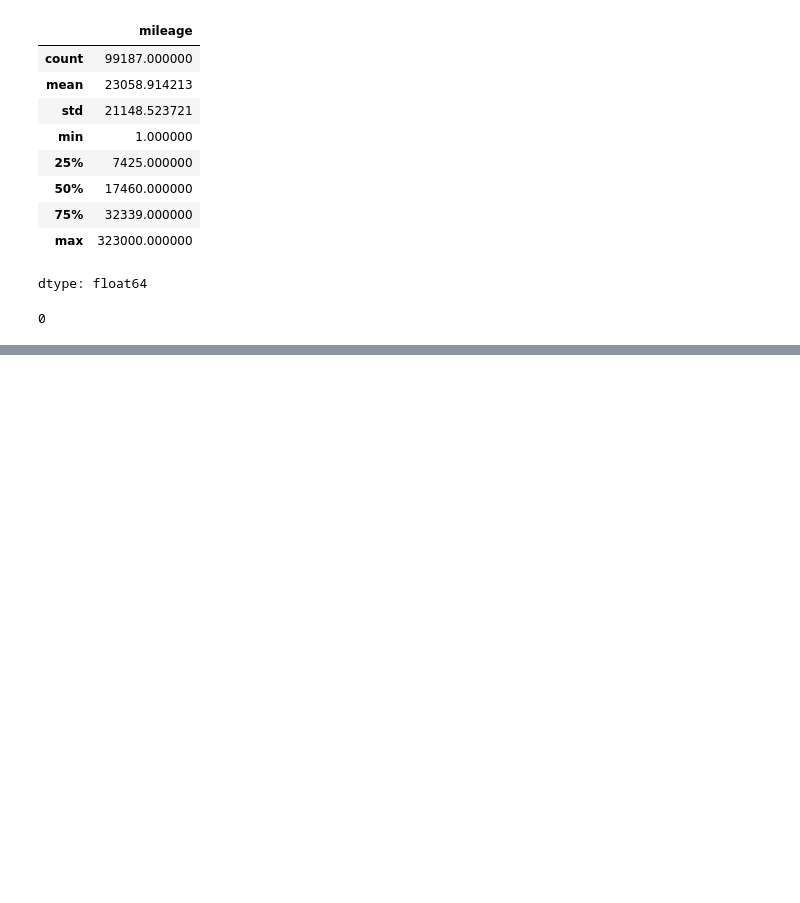
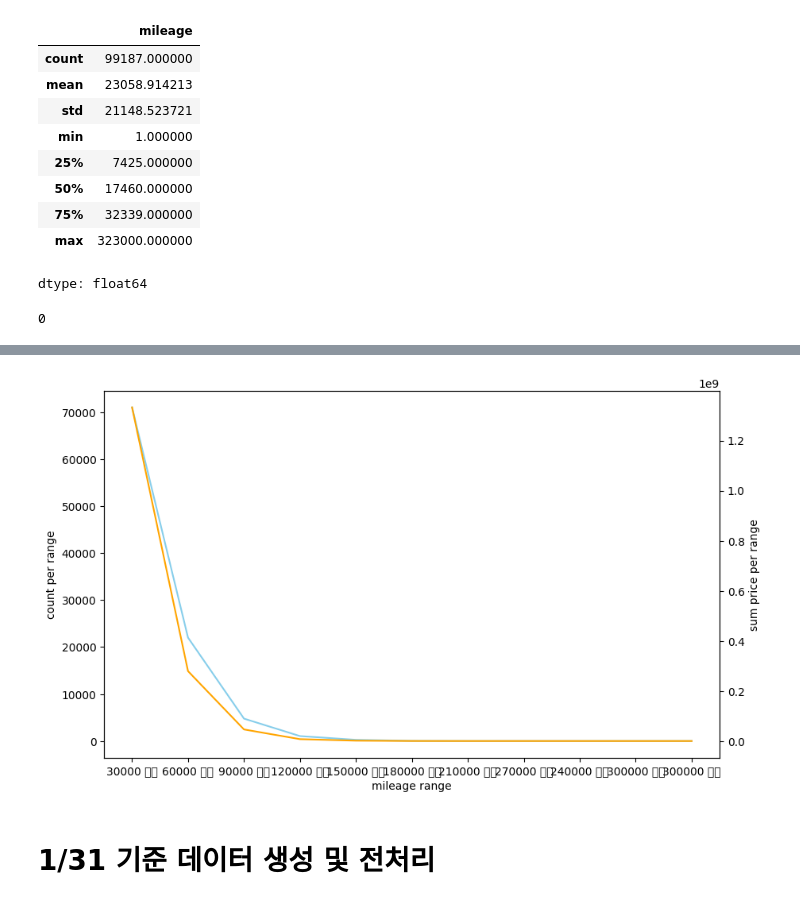
Before and after one commit to parkgunha/Chagawa_project, a Jupyter notebook: 주연_심화_프로젝트__EDA.ipynb, the cells around one changed output, grey strips where cells are left out. Drawn from its saved outputs; the diff is of its cells as text; code cells hidden in the pictures; blank space fills up the shorter version.

```diff
--- a/주연_심화_프로젝트__EDA.ipynb
+++ b/주연_심화_프로젝트__EDA.ipynb
@@ -858,3 +1178,5 @@ Text(0.5, 1.0, 'Mileage Box Plot')
 [figure]
 # %%
-full2_data['mileage_cut'] = pd.cut(full2_data.mileage, bins=[0, 30000, 60000, 90000, 120000, 150000, 180000, 210000, 240000, 270000 300000])
+full2_data['mileage_cut'] = pd.cut(full2_data.mileage, bins=[0, 30000, 60000, 90000, 120000, 150000, 180000, 210000, 240000, 270000, 300000, 330000], labels=['30000 이하', '60000 이하', '90000 이하', '120000 이하', '150000 이하', '180000 이하', '210000 이하', '240000 이하', '270000 이하', '300000 이하', '300000 초과'])
+
+full2_data['mileage_cut'].value_counts()
@@ -860,0 +1198,4 @@ full2_data['mileage_cut'] = pd.cut(full2_data.mileage, bins=[0, 30000, 60000, 90
+# %%
+full2_mp = pd.DataFrame(full2_data.groupby('mileage_cut')['price'].sum())
+full2_mp.reset_index(inplace=True)
+full2_mp.head()
@@ -860,0 +1209,4 @@ full2_data['mileage_cut'] = pd.cut(full2_data.mileage, bins=[0, 30000, 60000, 90
+# %%
+full2_m = pd.DataFrame(full2_data['mileage_cut'].value_counts())
+full2_m.reset_index(inplace=True)
+full2_m.head()
@@ -860,0 +1220,3 @@ full2_data['mileage_cut'] = pd.cut(full2_data.mileage, bins=[0, 30000, 60000, 90
+# %%
+full2_m_mp = pd.merge(full2_m, full2_mp, on='mileage_cut', how='left')
+full2_m_mp.head()
@@ -860,0 +1245,19 @@ full2_data['mileage_cut'] = pd.cut(full2_data.mileage, bins=[0, 30000, 60000, 90
+# %%
+plt.rcParams['figure.figsize'] = (10, 6)
+plt.rcParams['font.size'] = 10
+
+x = full2_m_mp['mileage_cut']
+y1 = full2_m_mp['count']
+y2 = full2_m_mp['price']
+
+fig, ax1 = plt.subplots()
+ax1.set_xlabel('mileage range')
+ax1.set_ylabel('count per range')
+ax1.plot(x, y1, color='skyblue')
+
+ax2 = ax1.twinx()
+ax2.set_ylabel('sum price per range')
+ax2.plot(x, y2, color='orange')
+
+plt.show()
+# %% [output]
@@ -860,0 +1281,3 @@ full2_data['mileage_cut'] = pd.cut(full2_data.mileage, bins=[0, 30000, 60000, 90
+[figure, added]
+# %% [markdown]
+# 1/31 기준 데이터 생성 및 전처리
```
Also changed, not shown: parts of 53 cells of this notebook.
